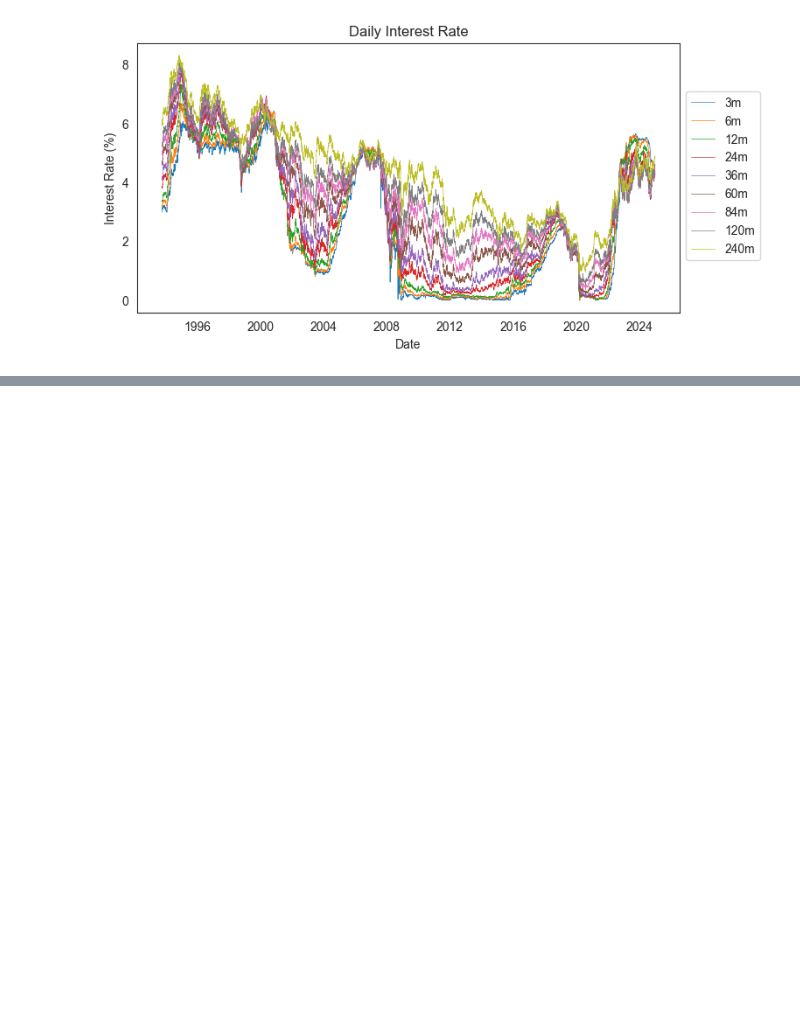
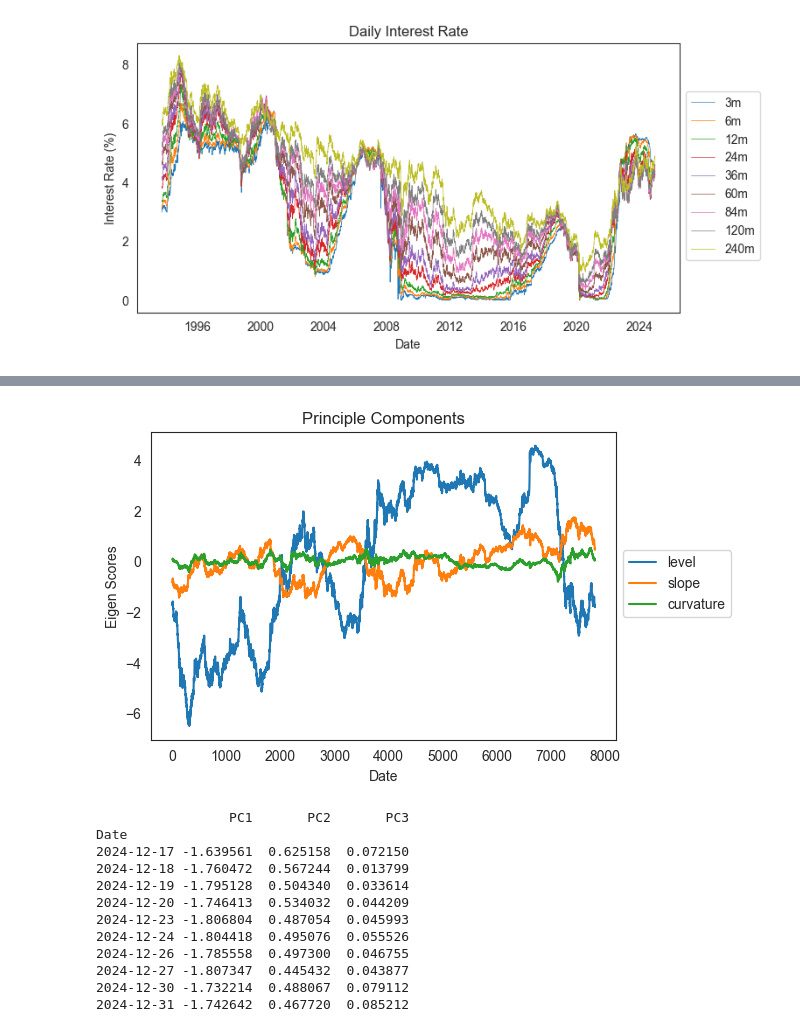
Before and after one commit to Kaatdj/Thesis-ALM, a Jupyter notebook: Yield Curve Simulation/NSS/oefening NSS.ipynb, the cells around one changed output, grey strips where cells are left out. Saved outputs shown, nothing was run; the diff lists cells and outputs as text; code cells hidden in the pictures; blank space fills up the shorter version.

```diff
--- a/Yield Curve Simulation/NSS/oefening NSS.ipynb
+++ b/Yield Curve Simulation/NSS/oefening NSS.ipynb
@@ -138,0 +244,28 @@ plot_rates(df)
+# %%
+pc_scores = np.dot(X, sorted_eig_vectors[:, :3])
+
+fig, ax = plt.subplots(figsize=(6,4), ncols=1, nrows=1)
+for i, pca in enumerate(['level','slope','curvature']):
+    ax.plot(pc_scores[:,i], label=pca)
+ax.set(title='Principle Components', xlabel='Date', ylabel='Eigen Scores')
+fig.legend(loc='center left', bbox_to_anchor=(0.9, 0.5))
+plt.show()
+
+df_pca = pd.DataFrame(pc_scores, columns=['PC1','PC2','PC3'])
+df_pca.index = df.index
+
+print(df_pca.tail(10))
+# %% [output]
+[figure, added]
+                 PC1       PC2       PC3
+Date
+2024-12-17 -1.639561  0.625158  0.072150
+2024-12-18 -1.760472  0.567244  0.013799
+2024-12-19 -1.795128  0.504340  0.033614
+2024-12-20 -1.746413  0.534032  0.044209
+2024-12-23 -1.806804  0.487054  0.045993
+2024-12-24 -1.804418  0.495076  0.055526
+2024-12-26 -1.785558  0.497300  0.046755
+2024-12-27 -1.807347  0.445432  0.043877
+2024-12-30 -1.732214  0.488067  0.079112
+2024-12-31 -1.742642  0.467720  0.085212
```
Also changed, not shown: parts of 26 cells of this notebook.
